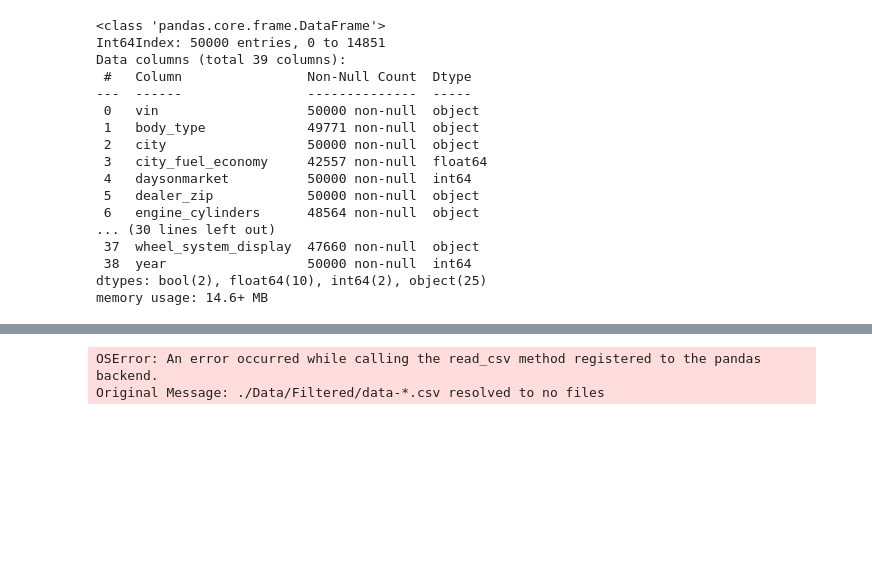
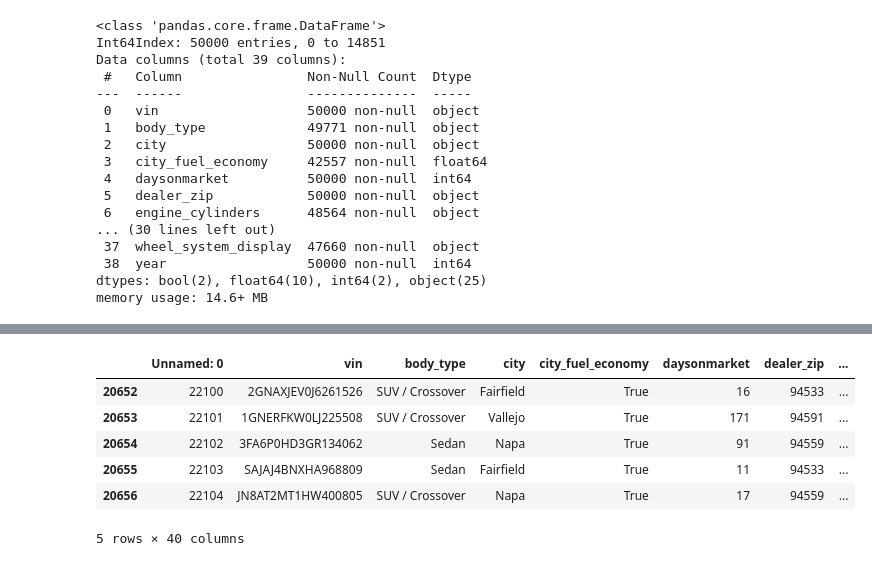
Before and after one commit to mattg213/UsedCarPredictor, a Jupyter notebook: data.ipynb, the cells around one changed output, grey strips where cells are left out. Cells and saved outputs as stored; diff of their text form; code cells hidden in the pictures; blank space fills up the shorter version.

```diff
--- a/data.ipynb
+++ b/data.ipynb
@@ -134,5 +118,13 @@ dask_dropped.to_csv('./Data/Filtered/data-*.csv')
 # %%
-test = dd.read_csv('./Data/Filtered/data-*.csv')
+test = dd.read_csv('./Data/Filtered/data-*.csv', dtype={'engine_displacement': 'object',
+       'horsepower': 'object'})
-# %% [output]
-OSError: An error occurred while calling the read_csv method registered to the pandas backend.
-Original Message: ./Data/Filtered/data-*.csv resolved to no files
+# %%
+test.tail()
+# %% [output]
+|  | Unnamed: 0 | vin | body_type | city | city_fuel_economy | daysonmarket | dealer_zip | ... |
+| 20652 | 22100 | 2GNAXJEV0J6261526 | SUV / Crossover | Fairfield | True | 16 | 94533 | ... |
+| 20653 | 22101 | 1GNERFKW0LJ225508 | SUV / Crossover | Vallejo | True | 171 | 94591 | ... |
+| 20654 | 22102 | 3FA6P0HD3GR134062 | Sedan | Napa | True | 91 | 94559 | ... |
+| 20655 | 22103 | SAJAJ4BNXHA968809 | Sedan | Fairfield | True | 11 | 94533 | ... |
+| 20656 | 22104 | JN8AT2MT1HW400805 | SUV / Crossover | Napa | True | 17 | 94559 | ... |
+5 rows × 40 columns
```
Also changed, not shown: parts of 1 cell of this notebook, 2 other files.
